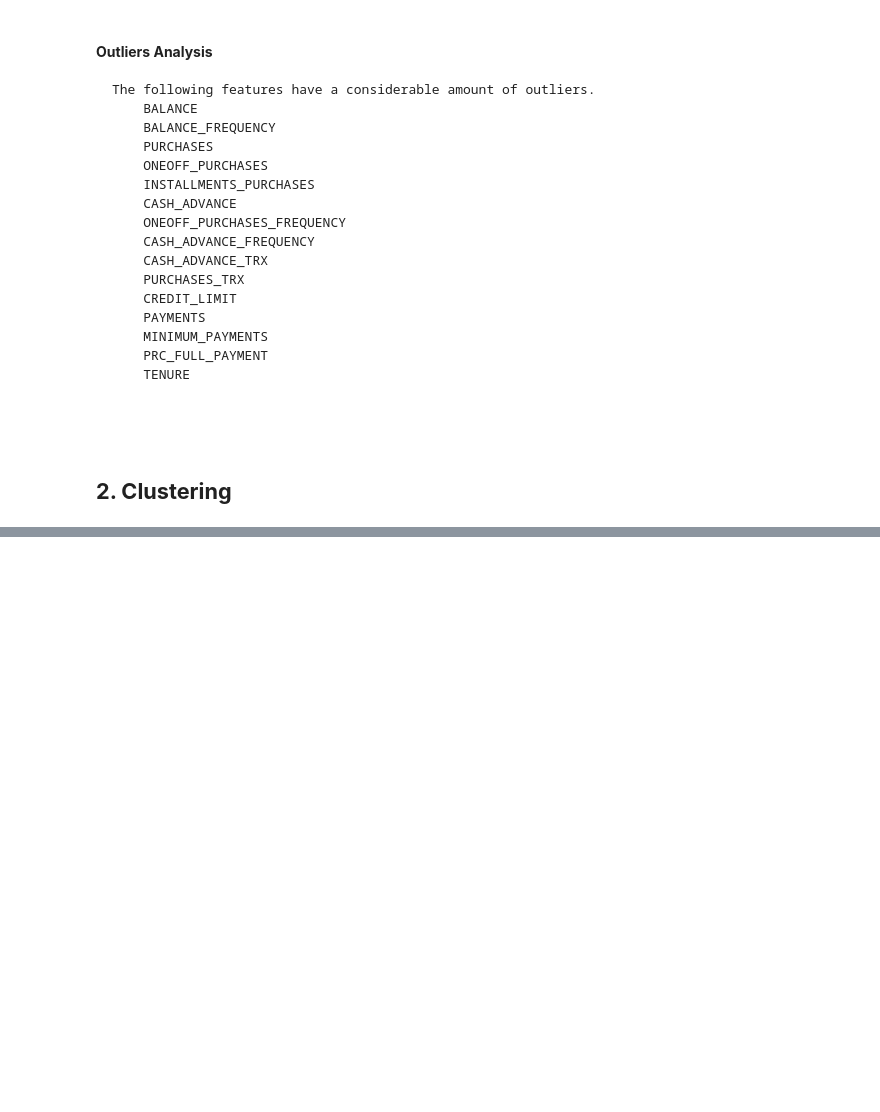
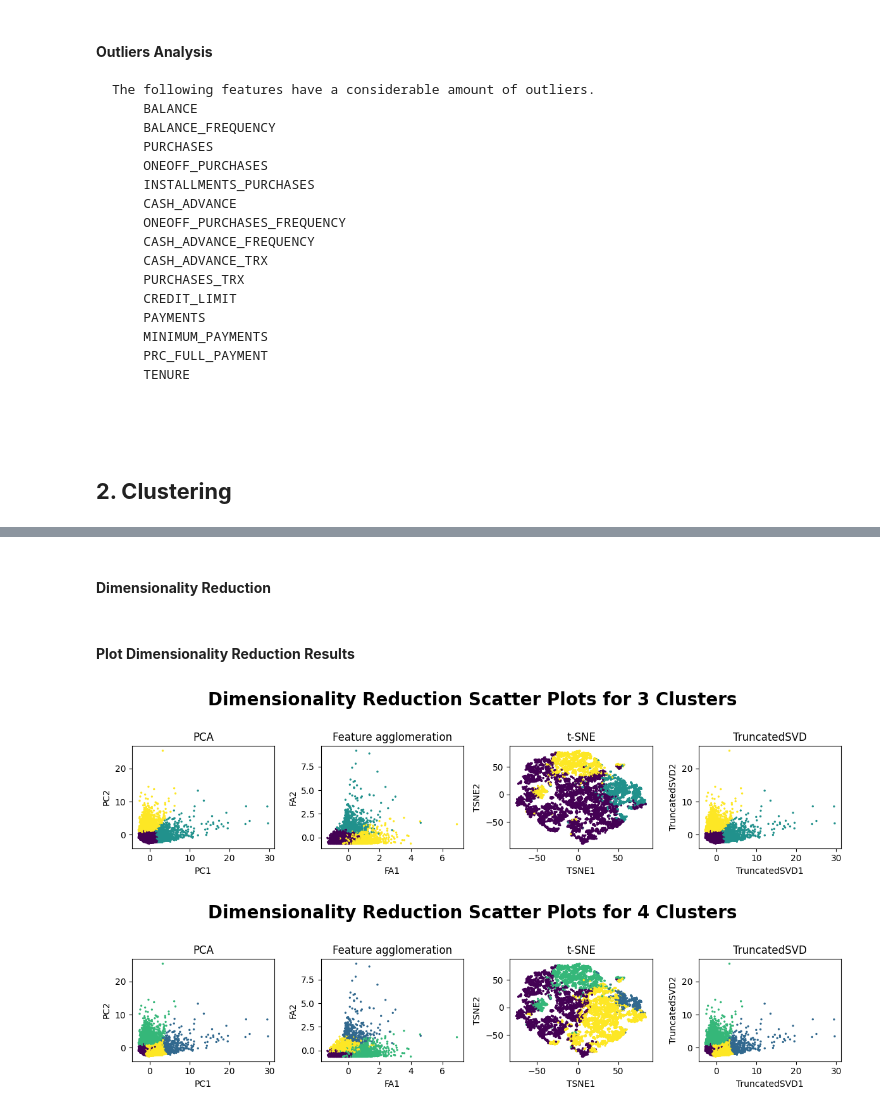
Before and after one commit to juanbucz/FullStackAcademyAICourse, a Jupyter notebook: Incremental Capstones/Capstone 7/Incremental Capstone 7 - Credit Card Agency Clustering.ipynb, the cells around one changed output, grey strips where cells are left out. Saved outputs shown, nothing was run; the diff lists cells and outputs as text; code cells hidden in the pictures; blank space fills up the shorter version.

```diff
--- a/Incremental Capstones/Capstone 7/Incremental Capstone 7 - Credit Card Agency Clustering.ipynb
+++ b/Incremental Capstones/Capstone 7/Incremental Capstone 7 - Credit Card Agency Clustering.ipynb
@@ -771,0 +880,63 @@ plt.show()
+# %% [markdown]
+#### **Dimensionality Reduction** ####
+# %%
+
+# PCA
+X_pca = PCA(n_components=2).fit_transform(df_CreditCardAgency_scaled)
+
+# Feature Agglomeration
+X_fa = FeatureAgglomeration(n_clusters=2).fit_transform(df_CreditCardAgency_scaled)
+
+# t-SNE
+X_tsne = TSNE(n_components=2, random_state=315).fit_transform(df_CreditCardAgency_scaled)
+
+# TruncatedSVD
+X_svd = TruncatedSVD(n_components=2).fit_transform(df_CreditCardAgency_scaled)
+# %% [markdown]
+#### **Plot Dimensionality Reduction Results** ####
+# %%
+
+def DisplayScatterPlots(color_labels, plot_title):
+    ncols = 4
+    nrows = 1
+
+    fig, axes = plt.subplots(nrows=nrows, ncols=ncols, figsize=(ncols*3, nrows*3))
+
+    # PCA
+    axes[0].set_title('PCA')
+    axes[0].scatter(X_pca[:, 0], X_pca[:, 1], c=color_labels, s=2)
+    axes[0].set_xlabel('PC1')
+    axes[0].set_ylabel('PC2')
+
+    # Feature Agglomeration
+    axes[1].set_title('Feature agglomeration')
+    axes[1].scatter(X_fa[:, 0], X_fa[:, 1], c=color_labels, s=2)
+    axes[1].set_xlabel('FA1')
+    axes[1].set_ylabel('FA2')
+
+    # t-SNE
+    axes[2].set_title('t-SNE')
+    axes[2].scatter(X_tsne[:, 0], X_tsne[:, 1], c=color_labels, s=2)
+    axes[2].set_xlabel('TSNE1')
+    axes[2].set_ylabel('TSNE2')
+
+    # TruncatedSVD
+    axes[3].set_title('TruncatedSVD')
+    axes[3].scatter(X_svd[:, 0], X_svd[:, 1], c=color_labels, s=2)
+    axes[3].set_xlabel('TruncatedSVD1')
+    axes[3].set_ylabel('TruncatedSVD2')
+
+    plt.suptitle(f'Dimensionality Reduction Scatter Plots for {plot_title}', y=1.02, fontsize=20, fontweight='bold')
+    plt.subplots_adjust(top=0.92)
+
+    plt.tight_layout()
+    plt.show()
+    print()
+    print()
+
+DisplayScatterPlots(df_CreditCardAgency_WithLabel['3 Clusters'], '3 Clusters')
+
+DisplayScatterPlots(df_CreditCardAgency_WithLabel['4 Clusters'], '4 Clusters')
+# %% [output]
+[figure, added]
+[figure, added]
```
Also changed, not shown: parts of 17 cells of this notebook.
